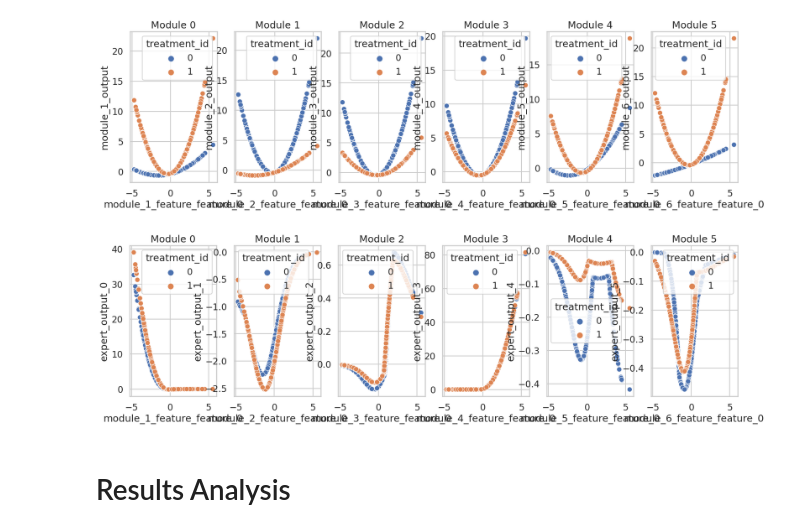
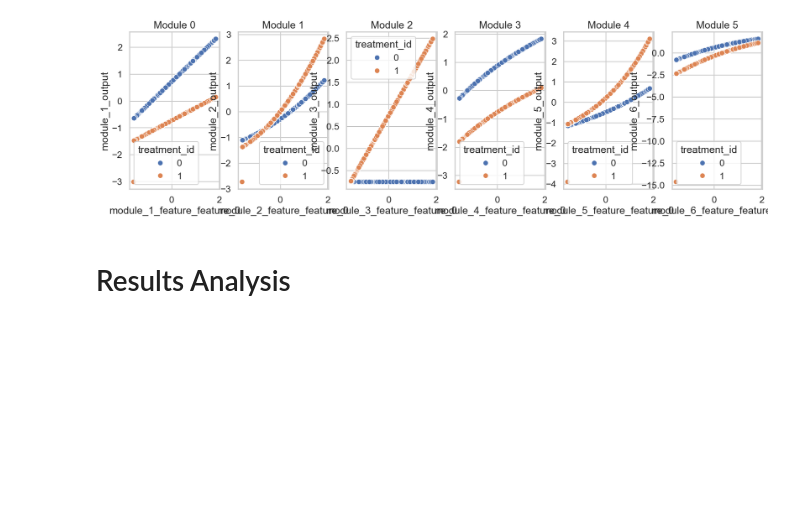
Before and after one commit to KDL-umass/compositional_models_cate, a Jupyter notebook: notebooks/synthetic_dgp_analysis.ipynb, the cells around one changed output. Saved outputs shown, nothing was run; the diff lists cells and outputs as text; code cells hidden in the pictures; blank space fills up the shorter version.

```diff
--- a/notebooks/synthetic_dgp_analysis.ipynb
+++ b/notebooks/synthetic_dgp_analysis.ipynb
@@ -190,8 +190,8 @@ import seaborn as sns
 args = parse_arguments()
 print(args)
 main_dir, csv_path, obs_data_path, scaler_path = setup_directories(args)
-# module_function_types = ["linear", "quadratic", "mlp", "logarithmic", "exponential", "sigmoid"]
-module_function_types = ["quadratic"] * args.num_modules
+module_function_types = ["linear", "quadratic", "mlp", "logarithmic", "exponential", "sigmoid"]
+# module_function_types = ["quadratic"] * args.num_modules
 sampler = SyntheticDataSampler(args.num_modules, args.num_feature_dimensions, args.composition_type,
                                 args.fixed_structure, args.num_modules, args.num_samples, args.seed,
                                 args.data_dist, module_function_types=module_function_types, resample=args.resample,
@@ -210,6 +210,8 @@ covariates = [x for x in train_df.columns if "feature" in x]
 if args.systematic:
     covariates += [x for x in train_df.columns if "num" in x]
 
+print(f"Training data shape: {train_df.shape}")
+print("Covaariates: ", covariates)
 treatment, outcome = "treatment_id", "query_output"
 
 gt_effects_test = get_ground_truth_effects(data, test_qids)
@@ -269,12 +271,10 @@ with open(f"{results_path}/results_{args.num_modules}_{args.num_feature_dimensio
 
 results_csv_folder = f"{results_path}/csvs_{args.num_modules}_{args.num_feature_dimensions}_scale_{args.scale}"
 os.makedirs(results_csv_folder, exist_ok=True)
-# Save combined_df_test and module_csvs here
+# Save combined_df_test and modulbe_csvs here
 additive_combined_test_df.to_csv(f"{results_csv_folder}/additive_combined_test_df.csv", index=False)
 for module_file, module_csv in module_csvs_test.items():
     module_csv.to_csv(f"{results_csv_folder}/{module_file}.csv", index=False)
-
-
 
 print(results)
 print(f"Results saved at {results_path}")
@@ -394,3 +339,5 @@ KeyError: "None of [Index(['module_1_output', 'module_2_output', 'module_3_outpu
 # %%
-for i in range(6):
-    data["expert_output_" + str(i)] = expert_gate_multiplication[:, i].detach().cpu().numpy()
+# for i in range(6):
+#     data["expert_output_" + str(i)] = expert_gate_multiplication[:, i].detach().cpu().numpy()
+
+covariates
@@ -397,10 +346,10 @@ for i in range(6):
 # %%
-data["final_output"] = final_output.squeeze(0).detach().cpu().numpy()
+# data["final_output"] = final_output.squeeze(0).detach().cpu().numpy()
 
-# scatter plot for final output and query output
-plt.figure(figsize=(10, 10))
-sns.scatterplot(x="query_output", y="final_output", data=data)
-plt.xlabel("Query Output")
-plt.ylabel("Final Output")
-plt.title("Final Output vs Query Output")
-plt.show()
+# # scatter plot for final output and query output
+# plt.figure(figsize=(10, 10))
+# sns.scatterplot(x="query_output", y="final_output", data=data)
+# plt.xlabel("Query Output")
+# plt.ylabel("Final Output")
+# plt.title("Final Output vs Query Output")
+# plt.show()
@@ -409,21 +356,20 @@ plt.show()
 # %%
 import matplotlib.pyplot as plt
 import seaborn as sns
 sns.set(style="whitegrid")
 sns.set_context("talk")
 max_modules = 6
 fig, ax = plt.subplots(1, max_modules, figsize=(20, 5))
 for i in range(max_modules):
     sns.scatterplot(x=f"module_{i+1}_feature_feature_0", y=f"module_{i+1}_output", data=data, ax=ax[i],hue="treatment_id")
     ax[i].set_title(f"Module {i}")
 
-fig, ax = plt.subplots(1, max_modules, figsize=(20, 5))
-for i in range(max_modules):
-    sns.scatterplot(x=f"module_{i+1}_feature_feature_0", y=f"expert_output_" + str(i), data=data, ax=ax[i],hue="treatment_id")
-    ax[i].set_title(f"Module {i}")
+# fig, ax = plt.subplots(1, max_modules, figsize=(20, 5))
+# for i in range(max_modules):
+#     sns.scatterplot(x=f"module_{i+1}_feature_feature_0", y=f"expert_output_" + str(i), data=data, ax=ax[i],hue="treatment_id")
+#     ax[i].set_title(f"Module {i}")
 # %% [output]
-[figure, old version]
+[figure, new version]
-[figure, removed]
 # %%
 X = test_df[covariates].values
 X_1 = np.concatenate([X, np.ones((X.shape[0], 1))], axis=1)
```
Also changed, not shown: parts of 22 cells of this notebook, 1 other file.
